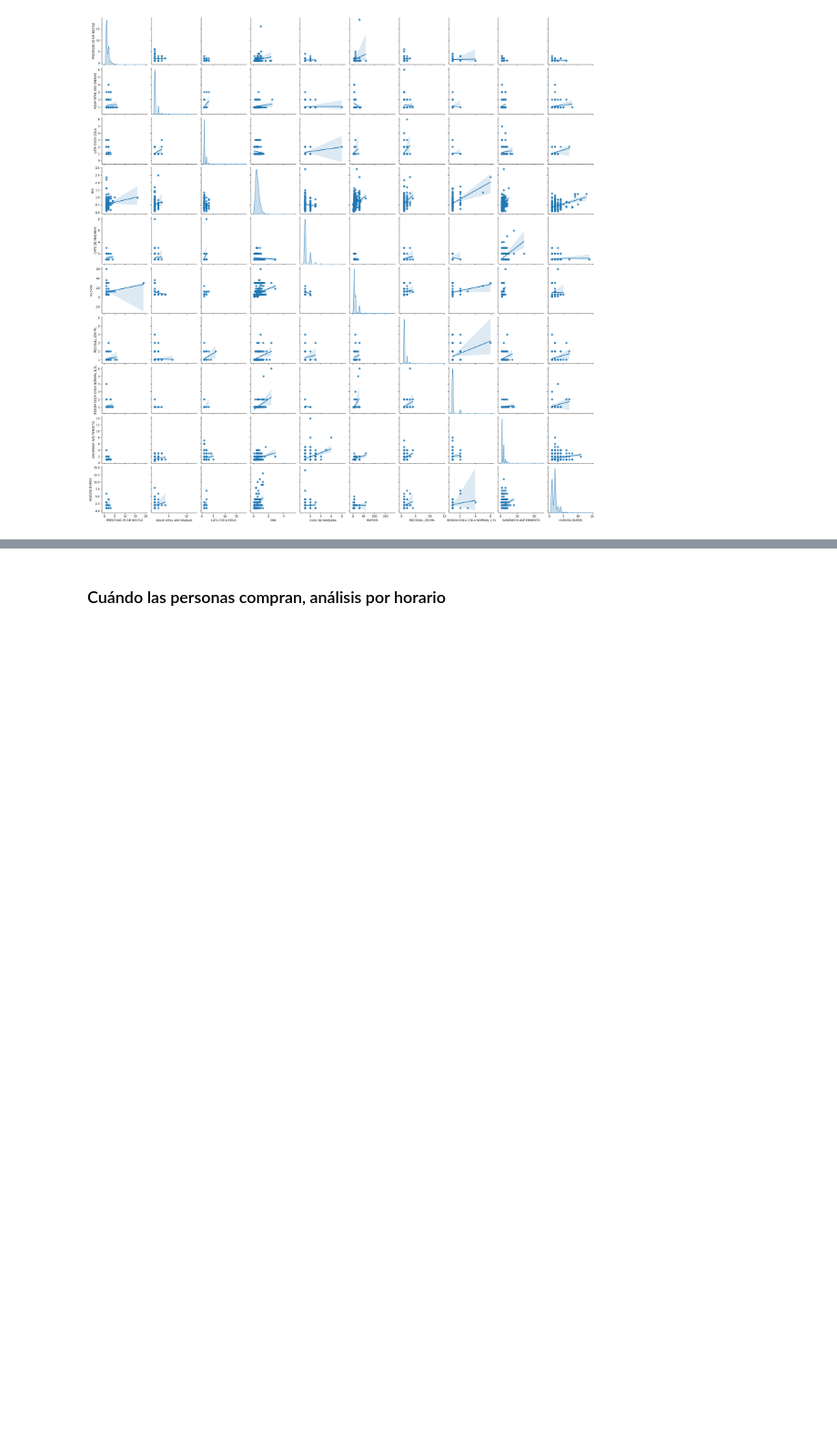
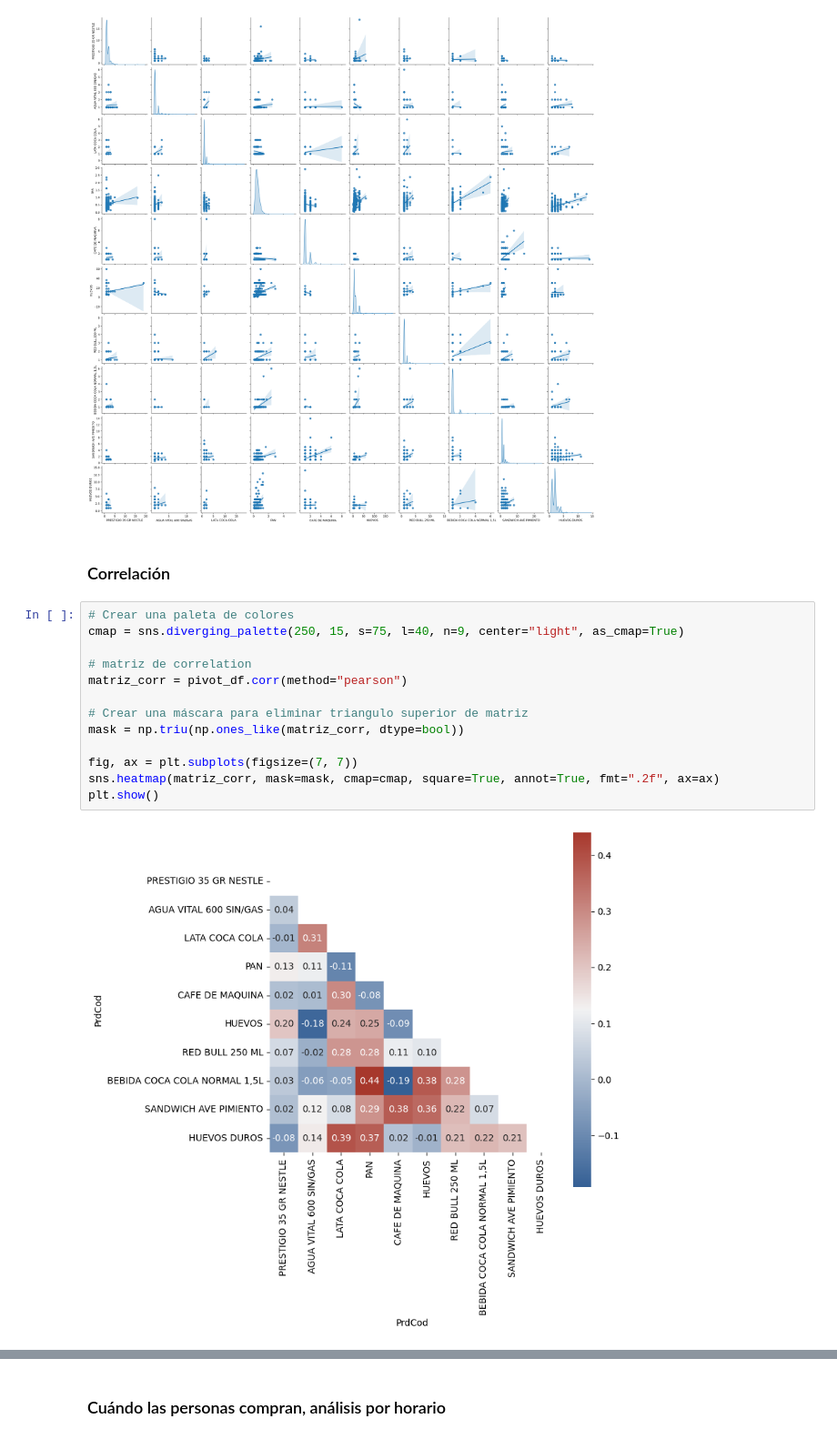
Before and after one commit to darwin1k/MiniMarket, a Jupyter notebook: EdaInitial.ipynb, the cells around one changed output, grey strips where cells are left out. Shown at 91% size. Drawn from its saved outputs; the diff is of its cells as text; blank space fills up the shorter version.

```diff
--- a/EdaInitial.ipynb
+++ b/EdaInitial.ipynb
@@ -710,3 +673,20 @@ sns.pairplot(pivot_df, kind="reg", diag_kind='kde')
 # %% [output]
 <seaborn.axisgrid.PairGrid at 0x...>
 [figure]
+# %% [markdown]
+### Correlación
+# %%
+# Crear una paleta de colores
+cmap = sns.diverging_palette(250, 15, s=75, l=40, n=9, center="light", as_cmap=True)
+
+# matriz de correlation
+matriz_corr = pivot_df.corr(method="pearson")
+
+# Crear una máscara para eliminar triangulo superior de matriz
+mask = np.triu(np.ones_like(matriz_corr, dtype=bool))
+
+fig, ax = plt.subplots(figsize=(7, 7))
+sns.heatmap(matriz_corr, mask=mask, cmap=cmap, square=True, annot=True, fmt=".2f", ax=ax)
+plt.show()
+# %% [output]
+[figure, added]
```
Also changed, not shown: parts of 44 cells of this notebook, 1 other file.
